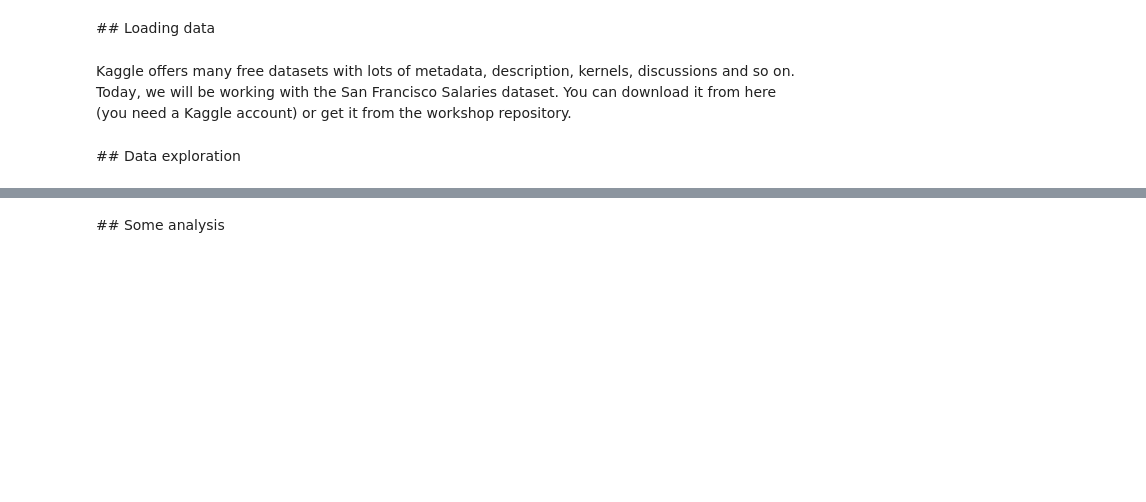
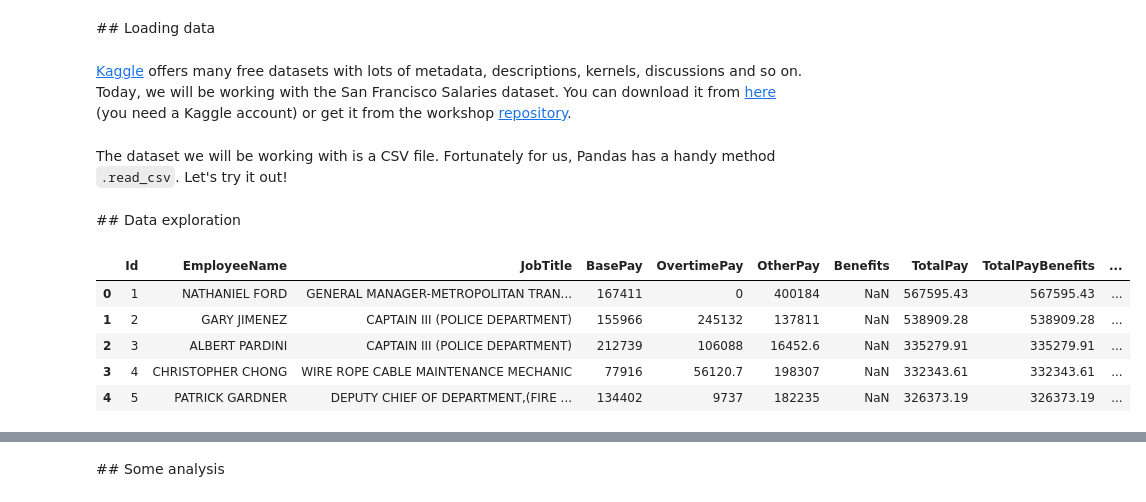
Before and after one commit to yassineAlouini/first-steps-data-science, a Jupyter notebook: first_steps_in_data_science.ipynb, the cells around one changed output, grey strips where cells are left out. Saved outputs shown, nothing was run; the diff lists cells and outputs as text; code cells hidden in the pictures; blank space fills up the shorter version.

```diff
--- a/first_steps_in_data_science.ipynb
+++ b/first_steps_in_data_science.ipynb
@@ -39,5 +48,8 @@ import matplotlib.pylab as plt
 # %% [markdown]
 ## Loading data
 # %% [markdown]
-Kaggle offers many free datasets with lots of metadata, description, kernels, discussions and so on. <br>
-Today, we will be working with the San Francisco Salaries dataset. You can download it from here (you need a Kaggle account) or get it from the workshop repository.
+[Kaggle](https://www.kaggle.com/) offers many free datasets with lots of metadata, descriptions, kernels, discussions and so on. <br>
+Today, we will be working with the San Francisco Salaries dataset. You can download it from [here](https://www.kaggle.com/kaggle/sf-salaries) (you need a Kaggle account) or get it from the workshop [repository](https://github.com/yassineAlouini/first-steps-data-science/blob/master/data/Salaries.csv).
+# %% [markdown]
+The dataset we will be working with is a CSV file. Fortunately for us, Pandas has a handy method `.read_csv`.
+Let's try it out!
@@ -44,2 +58,11 @@ Today, we will be working with the San Francisco Salaries dataset. You can downl
 # %% [markdown]
 ## Data exploration
+# %%
+sf_slaries_df.head()
+# %% [output]
+|  | Id | EmployeeName | JobTitle | BasePay | OvertimePay | OtherPay | Benefits | TotalPay | TotalPayBenefits | ... |
+| 0 | 1 | NATHANIEL FORD | GENERAL MANAGER-METROPOLITAN TRAN... | 167411 | 0 | 400184 | NaN | 567595.43 | 567595.43 | ... |
+| 1 | 2 | GARY JIMENEZ | CAPTAIN III (POLICE DEPARTMENT) | 155966 | 245132 | 137811 | NaN | 538909.28 | 538909.28 | ... |
+| 2 | 3 | ALBERT PARDINI | CAPTAIN III (POLICE DEPARTMENT) | 212739 | 106088 | 16452.6 | NaN | 335279.91 | 335279.91 | ... |
+| 3 | 4 | CHRISTOPHER CHONG | WIRE ROPE CABLE MAINTENANCE MECHANIC | 77916 | 56120.7 | 198307 | NaN | 332343.61 | 332343.61 | ... |
+| 4 | 5 | PATRICK GARDNER | DEPUTY CHIEF OF DEPARTMENT,(FIRE ... | 134402 | 9737 | 182235 | NaN | 326373.19 | 326373.19 | ... |
```
Also changed, not shown: parts of 11 cells of this notebook, 4 other files.
